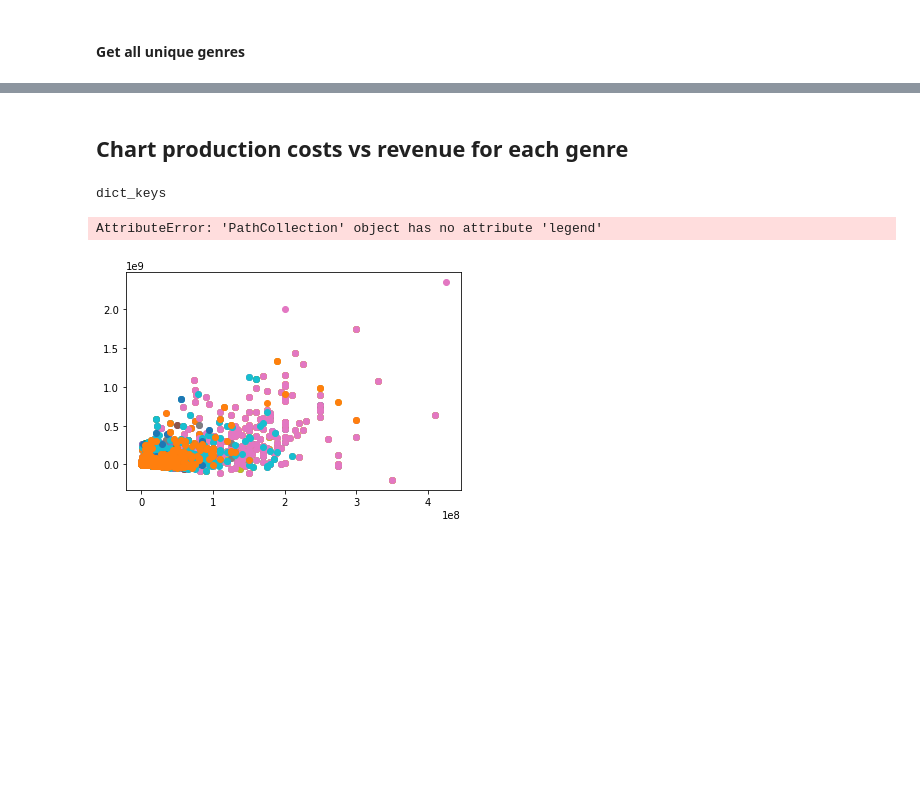
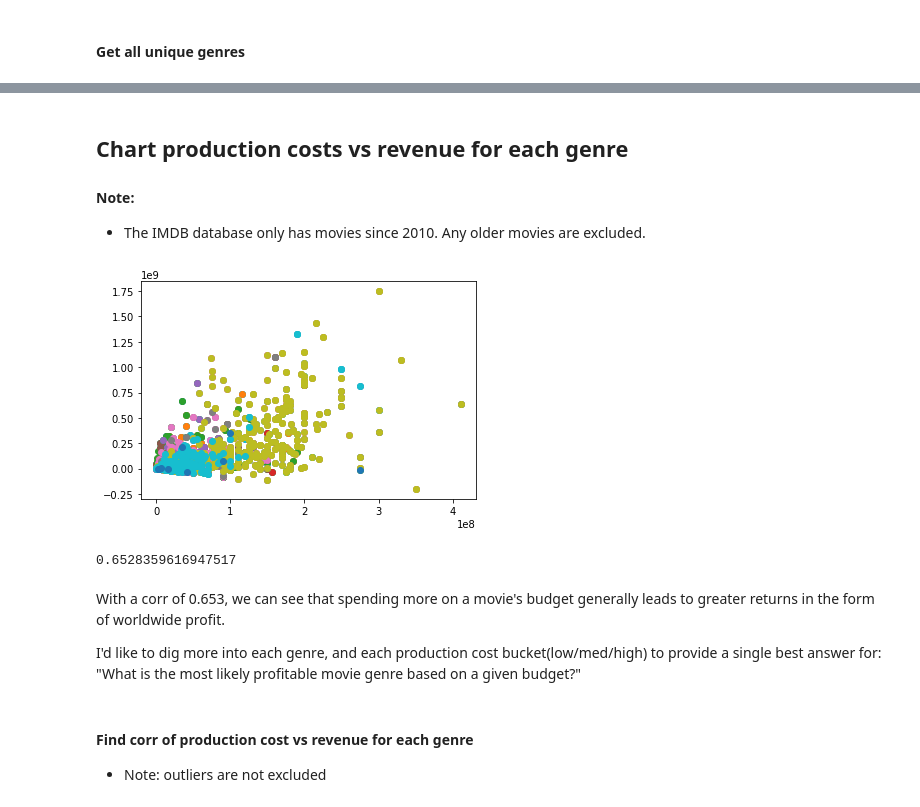
Before and after one commit to mitchallison2/Microsoft-Movie-Project, a Jupyter notebook: Genre vs charts.ipynb, the cells around one changed output, grey strips where cells are left out. Saved outputs shown, nothing was run; the diff lists cells and outputs as text; code cells hidden in the pictures; blank space fills up the shorter version.

Commit message:
220113, finished genre vs charts notebook, revised

```diff
--- a/Genre vs charts.ipynb
+++ b/Genre vs charts.ipynb
@@ -102,5 +72,4 @@ movie_genre.drop_duplicates(subset=['primary_title'], inplace=True)
 # %%
-# Set movie name as index
-movie_genre.set_index('primary_title', inplace=True)
-movie_genre.head()
+# Set name_year as index
+movie_genre.set_index('name_year', inplace=True)
 # %% [output]
@@ -136,2 +88,2 @@ movie_genre.dropna(subset=['genres_list'], inplace=True)
 # %%
-money_genre = TheNumbers.join(movie_genre, on='movie', how = 'inner')
+money_genre = TheNumbers.join(movie_genre, on='name_year', how = 'inner')
@@ -138,3 +94,5 @@ money_genre = TheNumbers.join(movie_genre, on='movie', how = 'inner')
+# %%
+money_genre = money_genre[(money_genre.domestic_gross != 0) & (money_genre.worldwide_gross != 0)]
 # %% [markdown]
 #### Get all unique genres
 # %%
@@ -169,23 +107,20 @@ unique_genres
 # %%
 # genres_df is dict where key = genre, value = df of movies with that genre
-genres_df = {x: money_genre[money_genre.genres.str.contains(x)] for x in genres_df}
+genres_df = {x: money_genre[money_genre.genres.str.contains(x)] for x in unique_genres}
 # %% [markdown]
 ## Chart production costs vs revenue for each genre
+#### Note:
+- The IMDB database only has movies since 2010. Any older movies are excluded.
-# %%
-type(genres_df.keys())
-# %% [output]
-dict_keys
 # %%
 fig = plt.figure()
 ax = plt.subplot(111)
 
 
 for genre,frame in genres_df.items():
-    ax = plt.scatter(frame['production_budget'], frame['worldwide_profit'], label='')
+    ax = plt.scatter(frame['production_budget'], frame['worldwide_profit'], label=genre)
 
-ax.legend()
-fig.set_xlabel('production_budget')
-fig.set_ylabel('worldwide_profit')
+# ax.legend()
+# ax.xlabel('production_budget')
+# ax.ylabel('worldwide_profit');
 # %% [output]
-AttributeError: 'PathCollection' object has no attribute 'legend'
-[figure, old version]
+[figure, new version]
@@ -205,0 +127,11 @@ AttributeError: 'PathCollection' object has no attribute 'legend'
+# %%
+money_genre['production_budget'].corr(money_genre['worldwide_profit'])
+# %% [output]
+0.6528359616947517
+# %% [markdown]
+With a corr of 0.653, we can see that spending more on a movie's budget generally leads to greater returns in the form of worldwide profit.
+
+I'd like to dig more into each genre, and each production cost bucket(low/med/high) to provide a single best answer for: "What is the most likely profitable movie genre based on a given budget?"
+# %% [markdown]
+#### Find corr of production cost vs revenue for each genre
+- Note: outliers are not excluded
```
Also changed, not shown: parts of 28 cells of this notebook.
